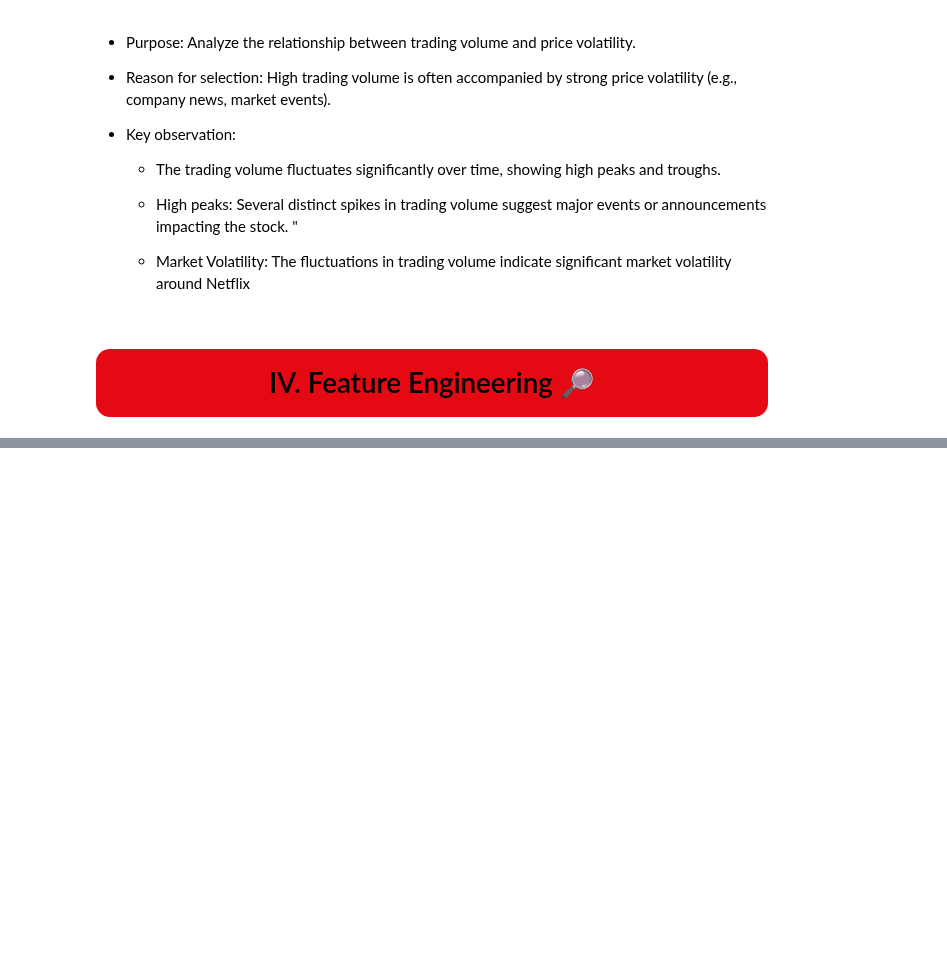
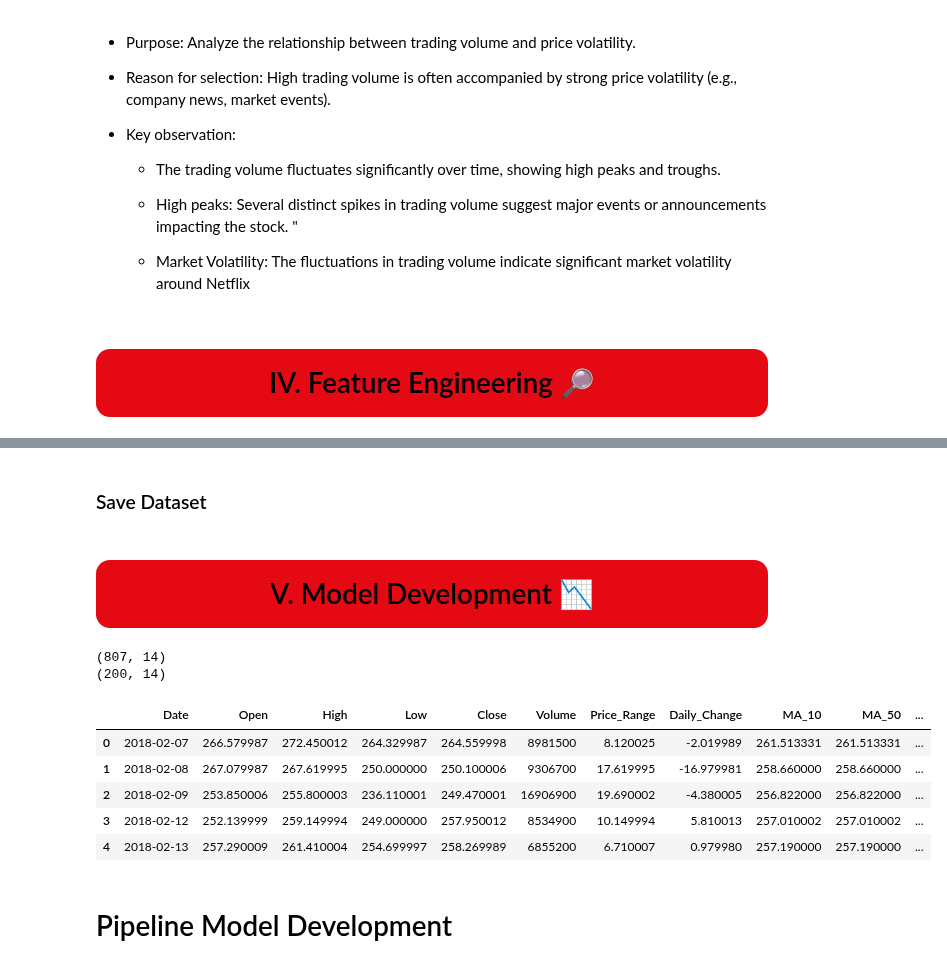
Before and after one commit to 23092003e/Stock-Price-Forecasting-System-Using-Apache-Spark, a Jupyter notebook: src.ipynb, the cells around one changed output, grey strips where cells are left out. Saved outputs shown, nothing was run; the diff lists cells and outputs as text; code cells hidden in the pictures; blank space fills up the shorter version.

```diff
--- a/src.ipynb
+++ b/src.ipynb
@@ -258,0 +391,5 @@ plt.show()
+# %%
+df_features = df_features.drop("Price_Diff", "Gain", "Loss", "Avg_Gain", "Avg_Loss", "Lowest_Low", "Highest_High", "Std_Dev", "MA_20") \
+    .na.drop()
+
+df_features.show(5)
@@ -258,0 +431,14 @@ plt.show()
+# %%
+# order the dates in ascending order
+df_features = df_features.orderBy('Date')
+# Calculate split index
+split_index = int(df.count() * 0.8)
+
+# Split the dataset into training and testing sets
+train = df_features.limit(split_index)  # Take the first 80% of rows
+test = df_features.subtract(train)      # Subtract the training set from the original DataFrame to get the test set
+test_copy = test.select("*")
+# Display row counts of the resulting DataFrames to verify the split
+print(f"Training set row count: {train.count()}")
+print(f"Testing set row count: {test.count()}")
+test.show(5)
@@ -258,0 +458,39 @@ plt.show()
+# %% [markdown]
+### Save Dataset
+# %%
+test_pandas = test.toPandas()
+train_pandas = train.toPandas()
+df = df_features.toPandas()
+
+# Convert the Date column to datetime format for accurate sorting
+test_pandas["Date"] = pd.to_datetime(test_pandas["Date"])
+train_pandas["Date"] = pd.to_datetime(train_pandas["Date"])
+
+# Sort the Pandas DataFrame by the Date column
+test_pandas = test_pandas.sort_values(by="Date")
+train_pandas = train_pandas.sort_values(by="Date")
+
+df.to_csv("data.csv", index=False)
+test_pandas.to_csv("test.csv", index=False)
+train_pandas.to_csv("train.csv", index=False)
+# %% [markdown]
+# <div style="text-align: center; background-color: #E50914; font-family: Lobster;color: black; padding: 14px; line-height: 1;border-radius:14px"> V. Model Development 📉</div>
+# %%
+train_data = train_pandas
+test_data = test_pandas
+print(train_data.shape)
+print(test_data.shape)
+# %% [output]
+(807, 14)
+(200, 14)
+# %%
+train_data.head(5)
+# %% [output]
+|  | Date | Open | High | Low | Close | Volume | Price_Range | Daily_Change | MA_10 | MA_50 | ... |
+| 0 | 2018-02-07 | 266.579987 | 272.450012 | 264.329987 | 264.559998 | 8981500 | 8.120025 | -2.019989 | 261.513331 | 261.513331 | ... |
+| 1 | 2018-02-08 | 267.079987 | 267.619995 | 250.000000 | 250.100006 | 9306700 | 17.619995 | -16.979981 | 258.660000 | 258.660000 | ... |
+| 2 | 2018-02-09 | 253.850006 | 255.800003 | 236.110001 | 249.470001 | 16906900 | 19.690002 | -4.380005 | 256.822000 | 256.822000 | ... |
+| 3 | 2018-02-12 | 252.139999 | 259.149994 | 249.000000 | 257.950012 | 8534900 | 10.149994 | 5.810013 | 257.010002 | 257.010002 | ... |
+| 4 | 2018-02-13 | 257.290009 | 261.410004 | 254.699997 | 258.269989 | 6855200 | 6.710007 | 0.979980 | 257.190000 | 257.190000 | ... |
+# %% [markdown]
+# Pipeline Model Development
```
Also changed, not shown: parts of 23 cells of this notebook, 3 other files.
